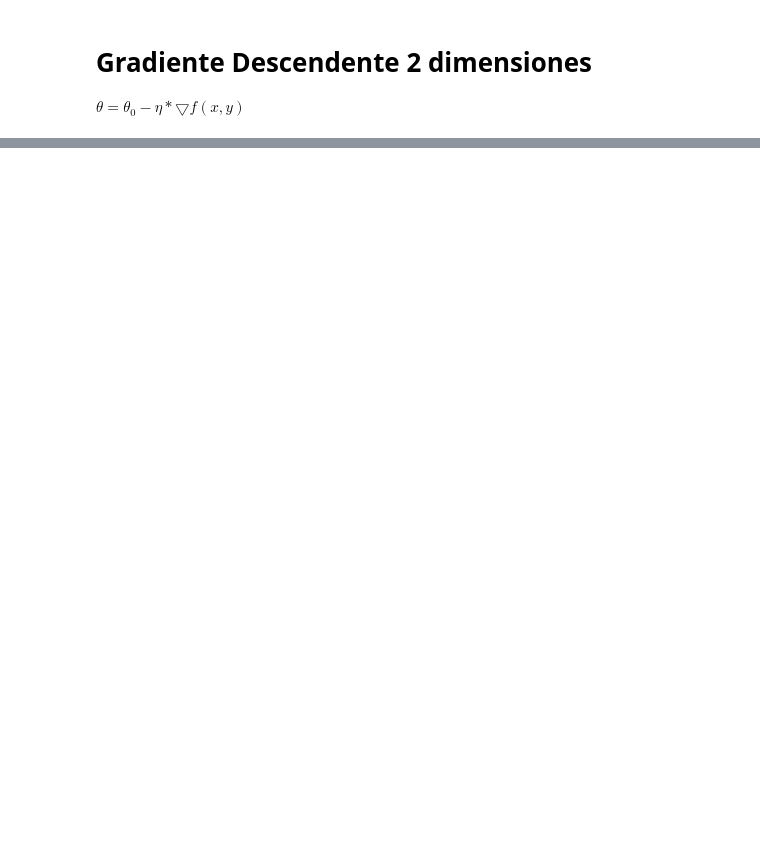
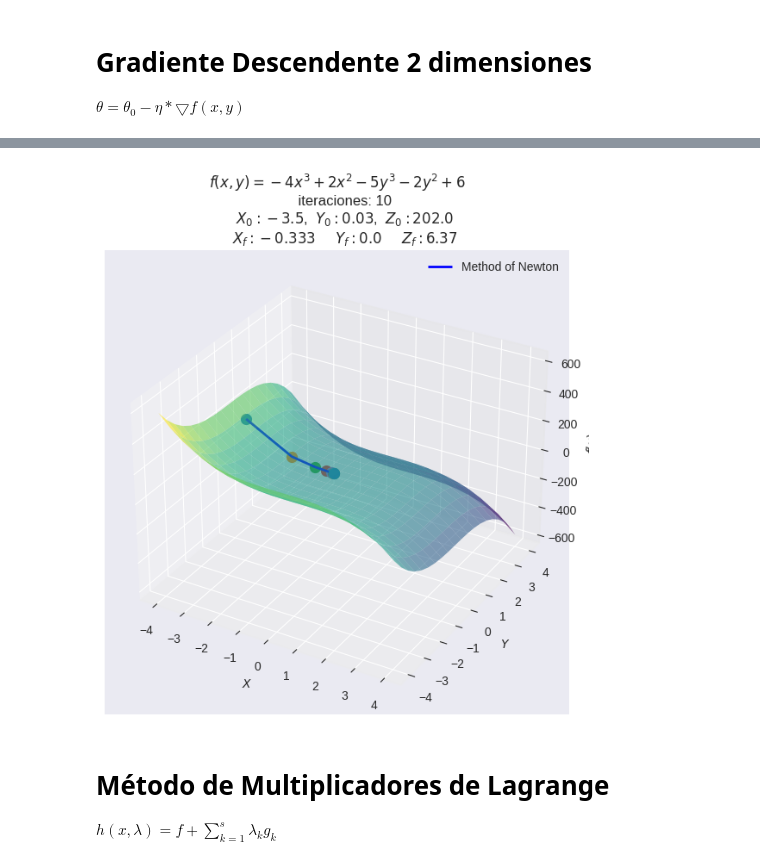
Before and after one commit to Julio-Mendez/Seminarios, a Jupyter notebook: tutoriales.ipynb, the cells around one changed output, grey strips where cells are left out. Saved outputs shown, nothing was run; the diff lists cells and outputs as text; code cells hidden in the pictures; blank space fills up the shorter version.

```diff
--- a/tutoriales.ipynb
+++ b/tutoriales.ipynb
@@ -154,0 +198,37 @@ plt.show()
+# %%
+nx, ny = (20, 20)
+X = np.linspace(-4, 4, nx)
+Y = np.linspace(-4, 4, ny)
+Xv, Yv = np.meshgrid(X, Y)
+Z = f(Xv, Yv)
+
+fig = plt.figure(figsize=(7, 7))
+ax = fig.add_subplot(111, projection="3d")
+ax.set_title(
+    rf"""$ f(x,y)={(expresionf.replace('**','^').replace('*',''))} $
+    iteraciones: {N_iter}
+    $X_0:{VecX[0]}$,  $Y_0:{VecY[0]}$,  $Z_0:{round(VecZ[0],1)}$
+    $X_f: {round(Xini,3)}$     $Y_f: {round(Yini,3)}$     $Z_f: {round(Zini,3)}$"""
+)
+ax.plot_wireframe(
+    VecX,
+    VecY,
+    VecZg,
+    color="blue",
+    linewidth=2,
+    label=r"Method of Newton",
+)
+ax.plot_surface(Xv, Yv, Z, cmap=cm.viridis, alpha=0.6)
+ax.legend()
+for i in range(len(VecZ)):
+    ax.scatter(VecX[i], VecY[i], VecZ[i], "yellow", linewidths=5)
+ax.set_xlabel("$X$")
+ax.set_ylabel("$Y$")
+ax.set_zlabel("$f(x)$")
+plt.show()
+# %% [output]
+[figure, added]
+# %% [markdown]
+# Método de Multiplicadores de Lagrange
+
+$ h(x,\lambda) = f + \sum_{k=1}^{s} \lambda_{k} g_{k} $
```
Also changed, not shown: parts of 6 cells of this notebook, 1 other file.
